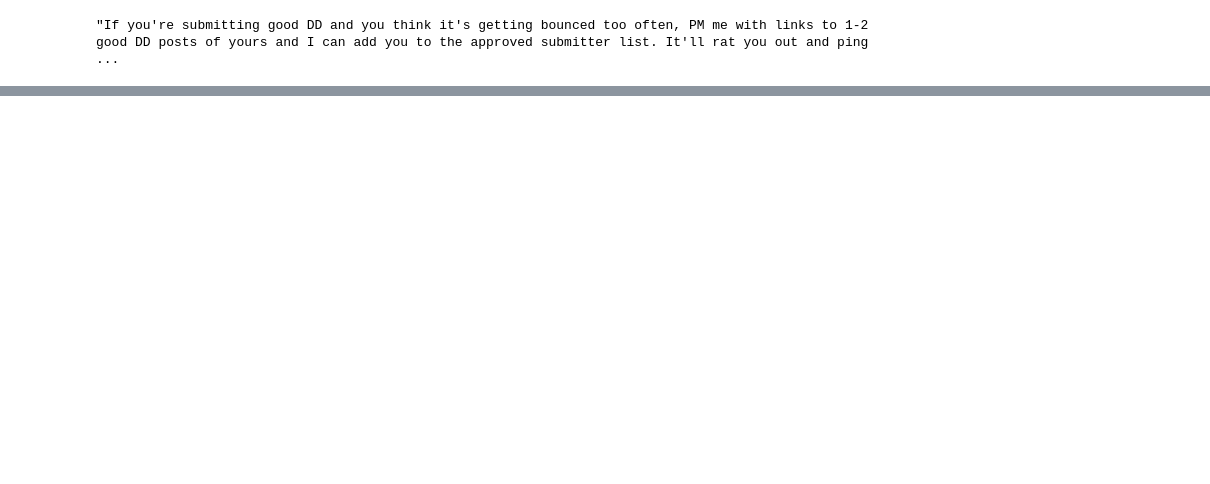
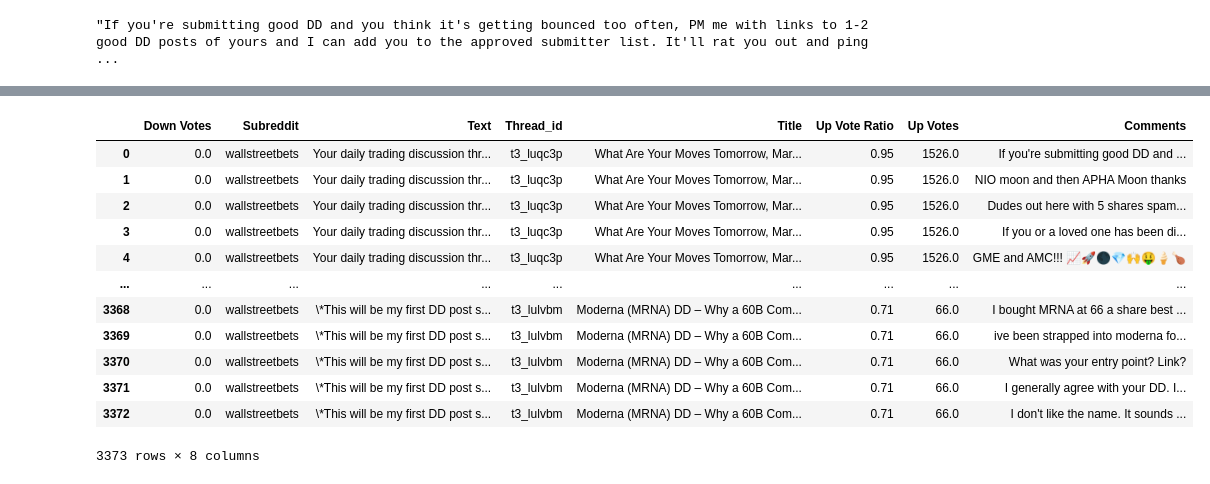
Before and after one commit to JNorman97/Reddit-Trending-NLP, a Jupyter notebook: reddit_main.ipynb, the cells around one changed output, grey strips where cells are left out. Cells and saved outputs as stored; diff of their text form; code cells hidden in the pictures; blank space fills up the shorter version.

```diff
--- a/reddit_main.ipynb
+++ b/reddit_main.ipynb
@@ -239,0 +259,18 @@ dict_keys(['count', 'name', 'id', 'parent_id', 'depth', 'children'])
+# %%
+test2 = pd.merge(left=stocks_df, right=comments_df, how="inner", on="Thread_id")
+# %%
+test2
+# %% [output]
+|  | Down Votes | Subreddit | Text | Thread_id | Title | Up Vote Ratio | Up Votes | Comments |
+| 0 | 0.0 | wallstreetbets | Your daily trading discussion thr... | t3_luqc3p | What Are Your Moves Tomorrow, Mar... | 0.95 | 1526.0 | If you're submitting good DD and ... |
+| 1 | 0.0 | wallstreetbets | Your daily trading discussion thr... | t3_luqc3p | What Are Your Moves Tomorrow, Mar... | 0.95 | 1526.0 | NIO moon and then APHA Moon thanks |
+| 2 | 0.0 | wallstreetbets | Your daily trading discussion thr... | t3_luqc3p | What Are Your Moves Tomorrow, Mar... | 0.95 | 1526.0 | Dudes out here with 5 shares spam... |
+| 3 | 0.0 | wallstreetbets | Your daily trading discussion thr... | t3_luqc3p | What Are Your Moves Tomorrow, Mar... | 0.95 | 1526.0 | If you or a loved one has been di... |
+| 4 | 0.0 | wallstreetbets | Your daily trading discussion thr... | t3_luqc3p | What Are Your Moves Tomorrow, Mar... | 0.95 | 1526.0 | GME and AMC!!! 📈🚀🌑💎🙌🤑🍦🍗 |
+| ... | ... | ... | ... | ... | ... | ... | ... | ... |
+| 3368 | 0.0 | wallstreetbets | \*This will be my first DD post s... | t3_lulvbm | Moderna (MRNA) DD – Why a 60B Com... | 0.71 | 66.0 | I bought MRNA at 66 a share best ... |
+| 3369 | 0.0 | wallstreetbets | \*This will be my first DD post s... | t3_lulvbm | Moderna (MRNA) DD – Why a 60B Com... | 0.71 | 66.0 | ive been strapped into moderna fo... |
+| 3370 | 0.0 | wallstreetbets | \*This will be my first DD post s... | t3_lulvbm | Moderna (MRNA) DD – Why a 60B Com... | 0.71 | 66.0 | What was your entry point? Link? |
+| 3371 | 0.0 | wallstreetbets | \*This will be my first DD post s... | t3_lulvbm | Moderna (MRNA) DD – Why a 60B Com... | 0.71 | 66.0 | I generally agree with your DD. I... |
+| 3372 | 0.0 | wallstreetbets | \*This will be my first DD post s... | t3_lulvbm | Moderna (MRNA) DD – Why a 60B Com... | 0.71 | 66.0 | I don't like the name. It sounds ... |
+3373 rows × 8 columns
```
Also changed, not shown: parts of 11 cells of this notebook.
